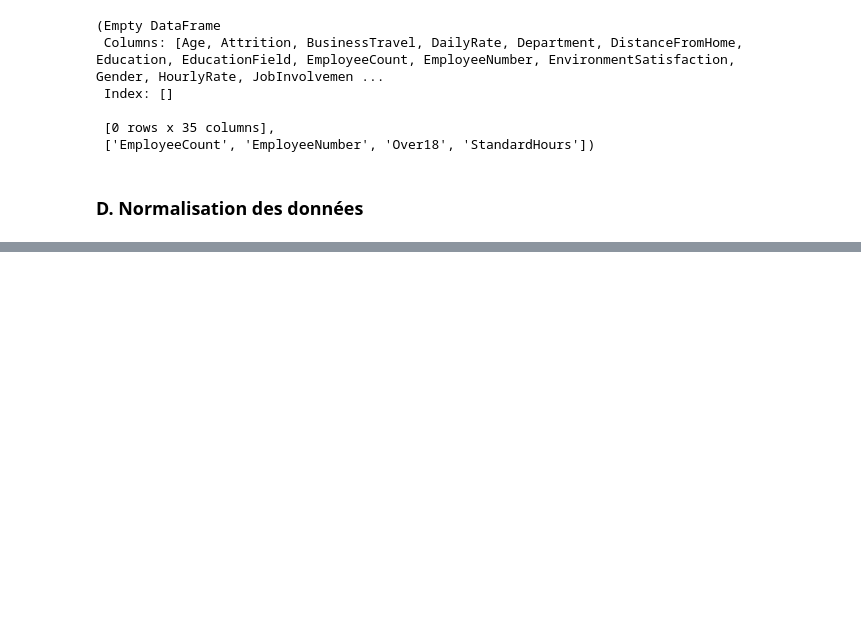
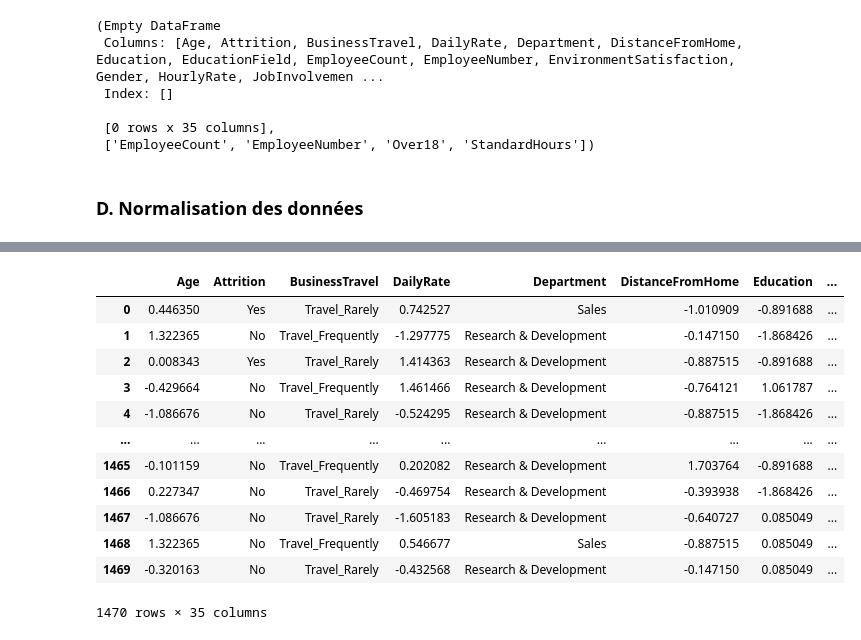
Before and after one commit to super-cinnamon/Projet_DM, a Jupyter notebook: part2.ipynb, the cells around one changed output, grey strips where cells are left out. Drawn from its saved outputs; the diff is of its cells as text; code cells hidden in the pictures; blank space fills up the shorter version.

```diff
--- a/part2.ipynb
+++ b/part2.ipynb
@@ -384,7 +361,5 @@ dtype: int64
 # %%
 #replace with the z score values, already done really but double check if it's the same formula
-def z_score_normalisation(df):
-        pass
 def z_score_normalisation(dataframe):
         dataframe = pd.DataFrame(dataframe)
         #dataframe = dataframe.select_dtypes(exclude=['object'])
@@ -392,16 +367,34 @@ def z_score_normalisation(dataframe):
         means = []
         std_devs = []
         for j in dataframe.columns:
-                means.append(mean(dataframe[[j]]).values[0])
-                std_devs.append(ecartType(dataframe[[j]]).values[0])
+                if dataframe[j].dtype !='object':
+                        means.append(mean(dataframe[[j]]).values[0])
+                        std_devs.append(ecartType(dataframe[[j]]).values[0])
         for i in range(0, dataframe.shape[0]):
                 row = []
                 c = 0
                 for j in dataframe.columns:
                         if df[j].dtype == 'object':
                                 row.append(df[j].iloc[i])
-                        else: row.append(((dataframe[[j]].iloc[i]-means[c])/std_devs[c]).values[0])
-                        c+=1
+                        else:
+                                row.append(((dataframe[[j]].iloc[i]-means[c])/std_devs[c]).values[0])
+                                c+=1
                 z_scores.append(row)
-        normalized = pd.DataFrame(z_score, columns = dataframe.columns)
+        normalized = pd.DataFrame(z_scores, columns = dataframe.columns)
         return normalized
+# %%
+z_score_normalisation(df)
+# %% [output]
+|  | Age | Attrition | BusinessTravel | DailyRate | Department | DistanceFromHome | Education | ... |
+| 0 | 0.446350 | Yes | Travel_Rarely | 0.742527 | Sales | -1.010909 | -0.891688 | ... |
+| 1 | 1.322365 | No | Travel_Frequently | -1.297775 | Research & Development | -0.147150 | -1.868426 | ... |
+| 2 | 0.008343 | Yes | Travel_Rarely | 1.414363 | Research & Development | -0.887515 | -0.891688 | ... |
+| 3 | -0.429664 | No | Travel_Frequently | 1.461466 | Research & Development | -0.764121 | 1.061787 | ... |
+| 4 | -1.086676 | No | Travel_Rarely | -0.524295 | Research & Development | -0.887515 | -1.868426 | ... |
+| ... | ... | ... | ... | ... | ... | ... | ... | ... |
+| 1465 | -0.101159 | No | Travel_Frequently | 0.202082 | Research & Development | 1.703764 | -0.891688 | ... |
+| 1466 | 0.227347 | No | Travel_Rarely | -0.469754 | Research & Development | -0.393938 | -1.868426 | ... |
+| 1467 | -1.086676 | No | Travel_Rarely | -1.605183 | Research & Development | -0.640727 | 0.085049 | ... |
+| 1468 | 1.322365 | No | Travel_Frequently | 0.546677 | Sales | -0.887515 | 0.085049 | ... |
+| 1469 | -0.320163 | No | Travel_Rarely | -0.432568 | Research & Development | -0.147150 | 0.085049 | ... |
+1470 rows × 35 columns
```
Also changed, not shown: parts of 8 cells of this notebook, 2 other files.
